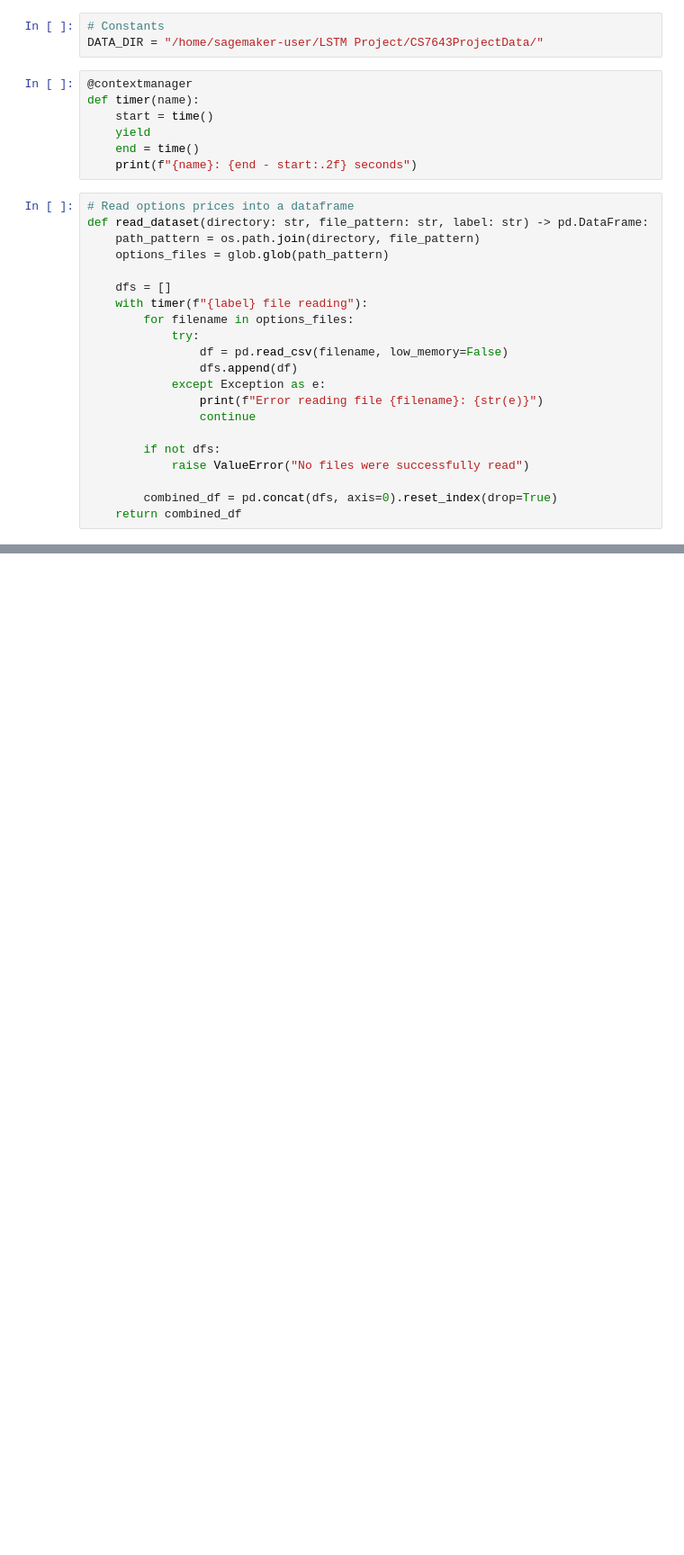
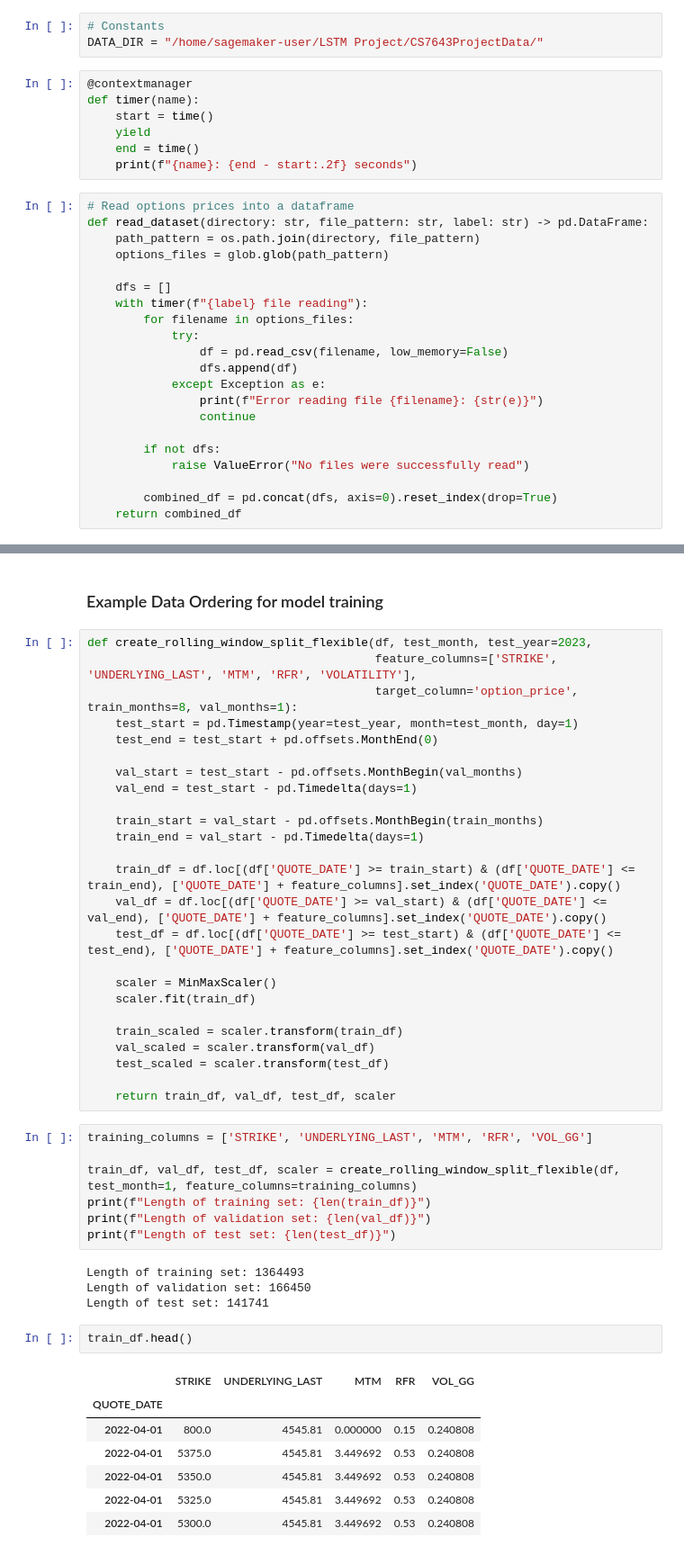
Before and after one commit to RavaszEmber/LSTM-Options-Pricing, a Jupyter notebook: Preprocessing.ipynb, the cells around one changed output, grey strips where cells are left out. Shown: that part at 90% size. Drawn from its saved outputs; the diff is of its cells as text; blank space fills up the shorter version.

```diff
--- a/Preprocessing.ipynb
+++ b/Preprocessing.ipynb
@@ -166,0 +346,48 @@ df
+# %% [markdown]
+### Example Data Ordering for model training
+# %%
+def create_rolling_window_split_flexible(df, test_month, test_year=2023,
+                                         feature_columns=['STRIKE', 'UNDERLYING_LAST', 'MTM', 'RFR', 'VOLATILITY'],
+                                         target_column='option_price', train_months=8, val_months=1):
+    test_start = pd.Timestamp(year=test_year, month=test_month, day=1)
+    test_end = test_start + pd.offsets.MonthEnd(0)
+
+    val_start = test_start - pd.offsets.MonthBegin(val_months)
+    val_end = test_start - pd.Timedelta(days=1)
+
+    train_start = val_start - pd.offsets.MonthBegin(train_months)
+    train_end = val_start - pd.Timedelta(days=1)
+
+    train_df = df.loc[(df['QUOTE_DATE'] >= train_start) & (df['QUOTE_DATE'] <= train_end), ['QUOTE_DATE'] + feature_columns].set_index('QUOTE_DATE').copy()
+    val_df = df.loc[(df['QUOTE_DATE'] >= val_start) & (df['QUOTE_DATE'] <= val_end), ['QUOTE_DATE'] + feature_columns].set_index('QUOTE_DATE').copy()
+    test_df = df.loc[(df['QUOTE_DATE'] >= test_start) & (df['QUOTE_DATE'] <= test_end), ['QUOTE_DATE'] + feature_columns].set_index('QUOTE_DATE').copy()
+
+    scaler = MinMaxScaler()
+    scaler.fit(train_df)
+
+    train_scaled = scaler.transform(train_df)
+    val_scaled = scaler.transform(val_df)
+    test_scaled = scaler.transform(test_df)
+
+    return train_df, val_df, test_df, scaler
+# %%
+training_columns = ['STRIKE', 'UNDERLYING_LAST', 'MTM', 'RFR', 'VOL_GG']
+
+train_df, val_df, test_df, scaler = create_rolling_window_split_flexible(df, test_month=1, feature_columns=training_columns)
+print(f"Length of training set: {len(train_df)}")
+print(f"Length of validation set: {len(val_df)}")
+print(f"Length of test set: {len(test_df)}")
+# %% [output]
+Length of training set: 1364493
+Length of validation set: 166450
+Length of test set: 141741
+# %%
+train_df.head()
+# %% [output]
+|  | STRIKE | UNDERLYING_LAST | MTM | RFR | VOL_GG |
+| QUOTE_DATE |  |  |  |  |  |
+| 2022-04-01 | 800.0 | 4545.81 | 0.000000 | 0.15 | 0.240808 |
+| 2022-04-01 | 5375.0 | 4545.81 | 3.449692 | 0.53 | 0.240808 |
+| 2022-04-01 | 5350.0 | 4545.81 | 3.449692 | 0.53 | 0.240808 |
+| 2022-04-01 | 5325.0 | 4545.81 | 3.449692 | 0.53 | 0.240808 |
+| 2022-04-01 | 5300.0 | 4545.81 | 3.449692 | 0.53 | 0.240808 |
```
Also changed, not shown: parts of 22 cells of this notebook.
